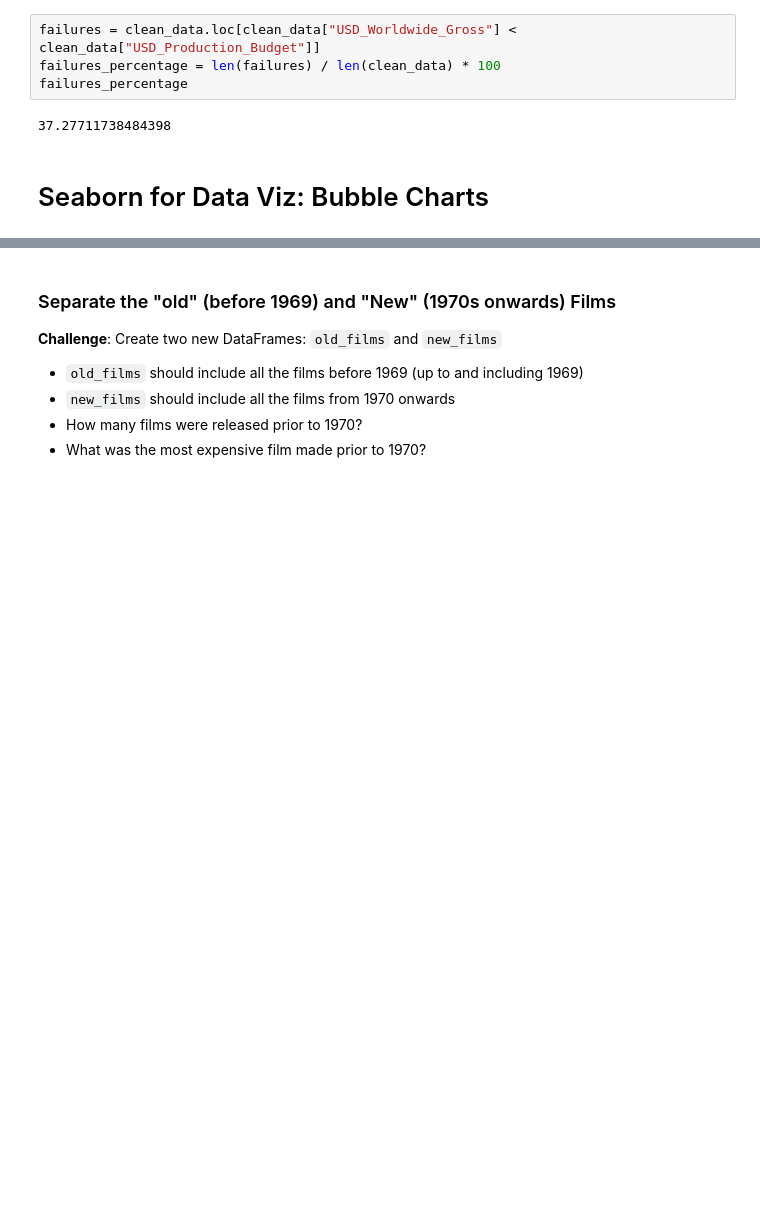
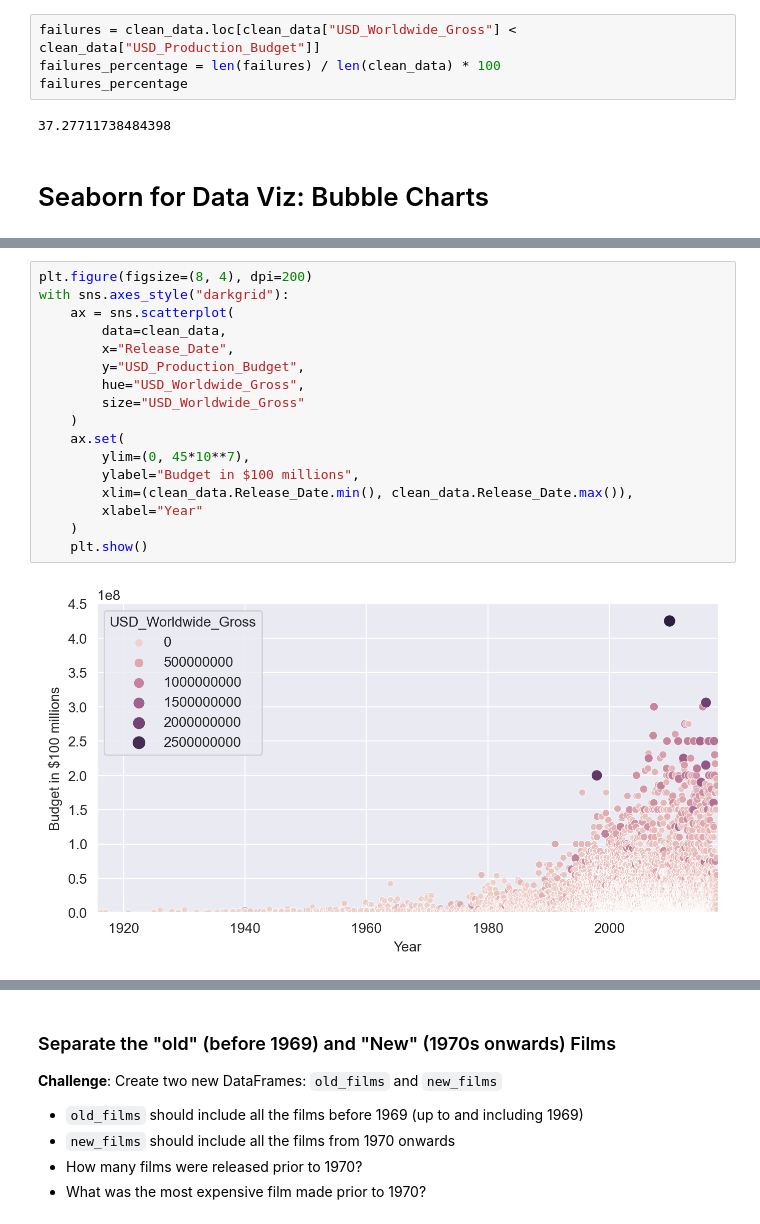
Before and after one commit to AlexVenger/100DaysOfCodePython, a Jupyter notebook: 78.LinearRegression/Seaborn_and_Linear_Regression_(start).ipynb, the cells around one changed output, grey strips where cells are left out. Cells and saved outputs as stored; diff of their text form; blank space fills up the shorter version.

```diff
--- a/78.LinearRegression/Seaborn_and_Linear_Regression_(start).ipynb
+++ b/78.LinearRegression/Seaborn_and_Linear_Regression_(start).ipynb
@@ -255,6 +277,25 @@ failures_percentage
 **Challenge**: Try to create the following Bubble Chart:
 
 <img src=https://i.imgur.com/8fUn9T6.png>
+# %%
+plt.figure(figsize=(8, 4), dpi=200)
+with sns.axes_style("darkgrid"):
+    ax = sns.scatterplot(
+        data=clean_data,
+        x="Release_Date",
+        y="USD_Production_Budget",
+        hue="USD_Worldwide_Gross",
+        size="USD_Worldwide_Gross"
+    )
+    ax.set(
+        ylim=(0, 45*10**7),
+        ylabel="Budget in $100 millions",
+        xlim=(clean_data.Release_Date.min(), clean_data.Release_Date.max()),
+        xlabel="Year"
+    )
+    plt.show()
+# %% [output]
+[figure, added]
 # %% [markdown]
 # Converting Years to Decades Trick
 
```
Also changed, not shown: parts of 8 cells of this notebook.
